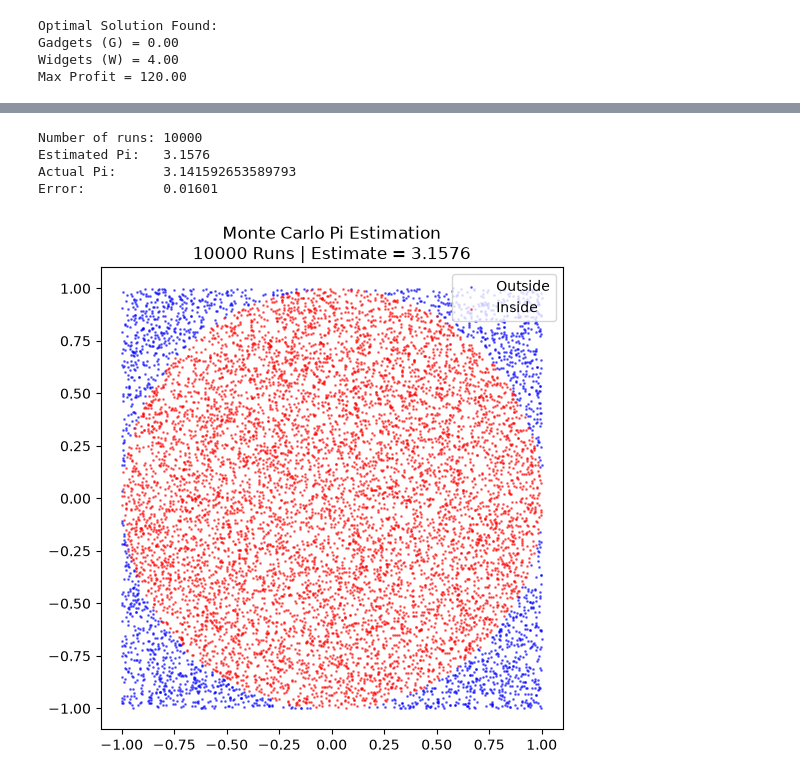
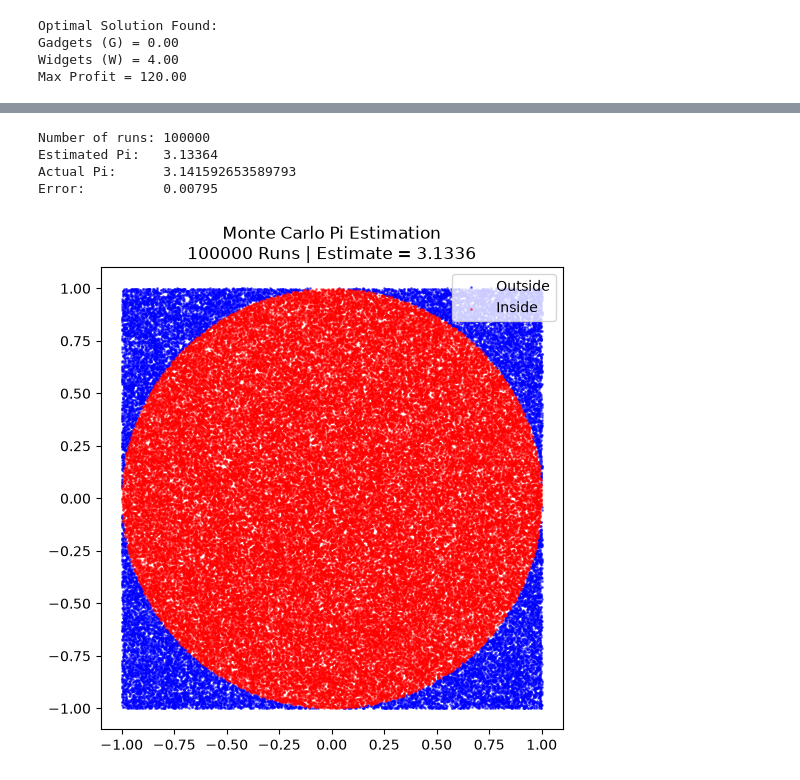
Before and after one commit to dxt48/BUS-104, a Jupyter notebook: Lecture _1_Exercises.ipynb, the cells around one changed output, grey strips where cells are left out. Cells and saved outputs as stored; diff of their text form; code cells hidden in the pictures.

```diff
--- a/Lecture _1_Exercises.ipynb
+++ b/Lecture _1_Exercises.ipynb
@@ -118,35 +118,35 @@ def estimate_pi_simulation(num_runs):
 
     print(f"Number of runs: {num_runs}")
     print(f"Estimated Pi:   {pi_estimate}")
     print(f"Actual Pi:      {np.pi}")
     print(f"Error:          {abs(np.pi - pi_estimate):.5f}\n")
 
     # --- Optional: Visualize the simulation ---
     plt.figure(figsize=(6, 6))
 
     # Plot points outside the circle (in blue)
     plt.scatter(x[~is_inside_circle], y[~is_inside_circle],
                 color='blue', s=1, alpha=0.5, label='Outside')
 
     # Plot points inside the circle (in red)
     plt.scatter(x[is_inside_circle], y[is_inside_circle],
                 color='red', s=1, alpha=0.5, label='Inside')
 
     plt.title(f"Monte Carlo Pi Estimation\n{num_runs} Runs | Estimate = {pi_estimate:.4f}")
     plt.legend(loc="upper right")
     plt.xlim(-1.1, 1.1)
     plt.ylim(-1.1, 1.1)
     plt.gca().set_aspect('equal', adjustable='box')
     plt.show()
 
 # ---------------------------------------------------------
 # Try changing this number to see how the estimate improves!
 # ---------------------------------------------------------
-USER_CHOSEN_RUNS = 10000
+USER_CHOSEN_RUNS = 100000
 estimate_pi_simulation(USER_CHOSEN_RUNS)
 # %% [output]
-Number of runs: 10000
-Estimated Pi:   3.1576
+Number of runs: 100000
+Estimated Pi:   3.13364
 Actual Pi:      3.141592653589793
-Error:          0.01601
+Error:          0.00795
-[figure, old version]
+[figure, new version]
```
Also changed, not shown: parts of 1 cell of this notebook, 2 other files.
